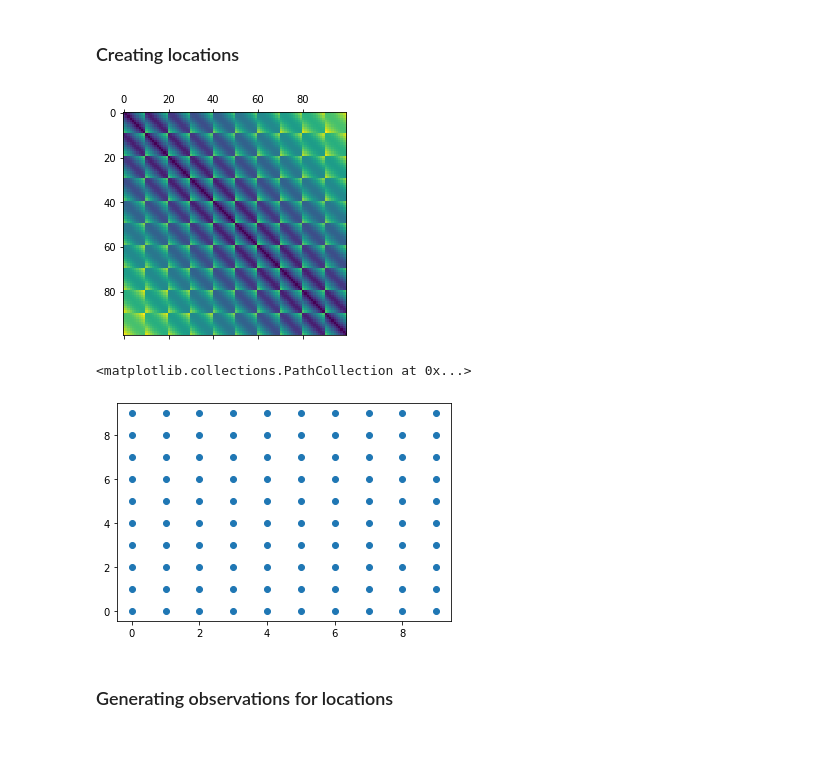
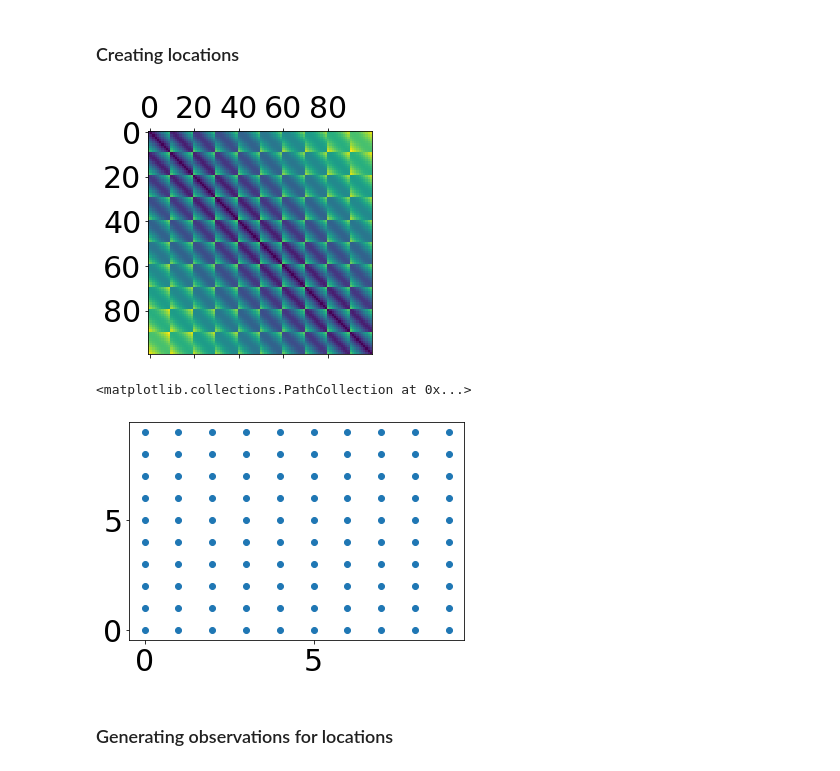
Before and after one commit to Huk-David/ST-912-essays, a Jupyter notebook: Copula via SR/Copulas_via_SR.ipynb, the cells around one changed output. Drawn from its saved outputs; the diff is of its cells as text; code cells hidden in the pictures; blank space fills up the shorter version.

```diff
--- a/Copula via SR/Copulas_via_SR.ipynb
+++ b/Copula via SR/Copulas_via_SR.ipynb
@@ -5,6 +5,7 @@ from scipy.spatial import distance_matrix
 from matplotlib import pyplot as plt
 from sklearn.gaussian_process.kernels import Matern
 from tqdm import tqdm
+plt.rcParams.update({'font.size': 30})
 # %% [markdown]
 # Copula estimation with Scoring Rules
 # %% [markdown]
@@ -12,21 +13,22 @@ from tqdm import tqdm
 # %%
 # define x and y ranges and step size
 x_range = np.arange(0, 10, step=1)
 y_range = np.arange(0, 10, step=1)
 
 # create grid of 2D locations using meshgrid function
 xx, yy = np.meshgrid(x_range, y_range)
 locations = np.column_stack((xx.ravel(), yy.ravel()))
 
 # create distance matrix
 dist_mat = distance_matrix(locations,locations)
 plt.matshow(dist_mat)
+plt.tight_layout()
 plt.show()
 plt.scatter(locations[:,0],locations[:,1])
 # %% [output]
-[figure, old version]
+[figure, new version]
 <matplotlib.collections.PathCollection at 0x...>
-[figure, old version]
+[figure, new version]
 # %% [markdown]
 ### Generating observations for locations
 # %%
```
Also changed, not shown: parts of 10 cells of this notebook, 1 other file.
